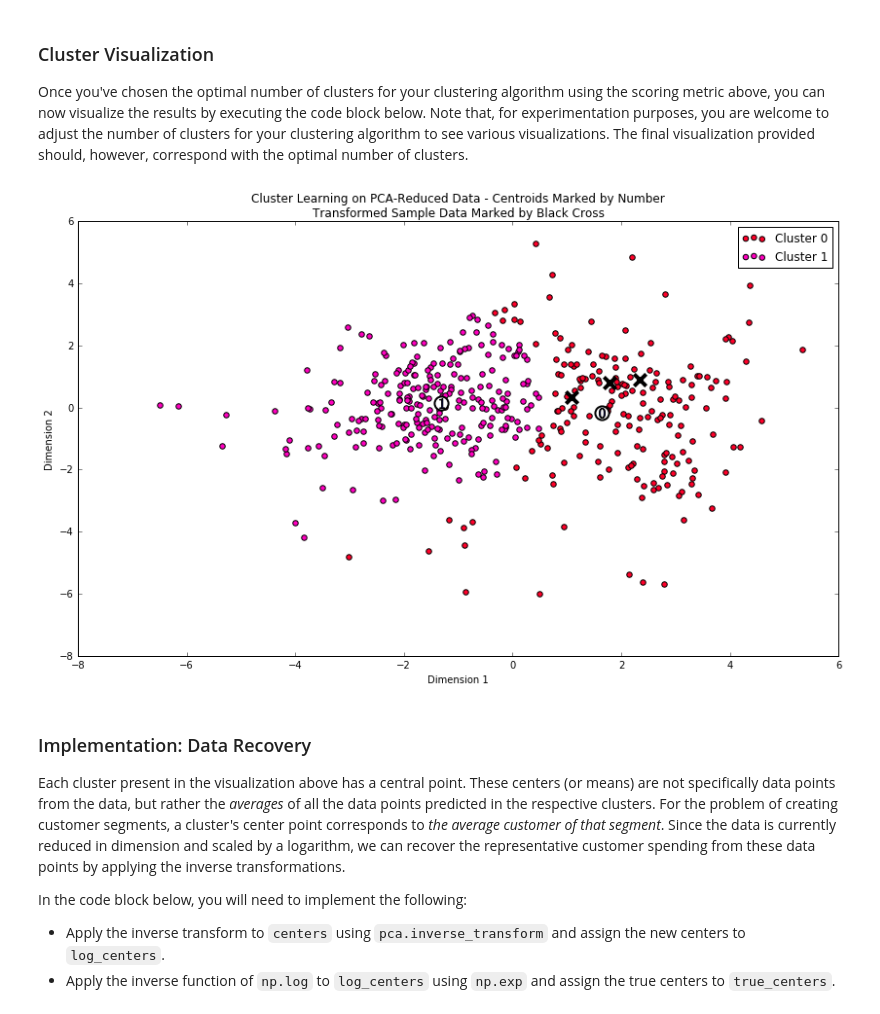
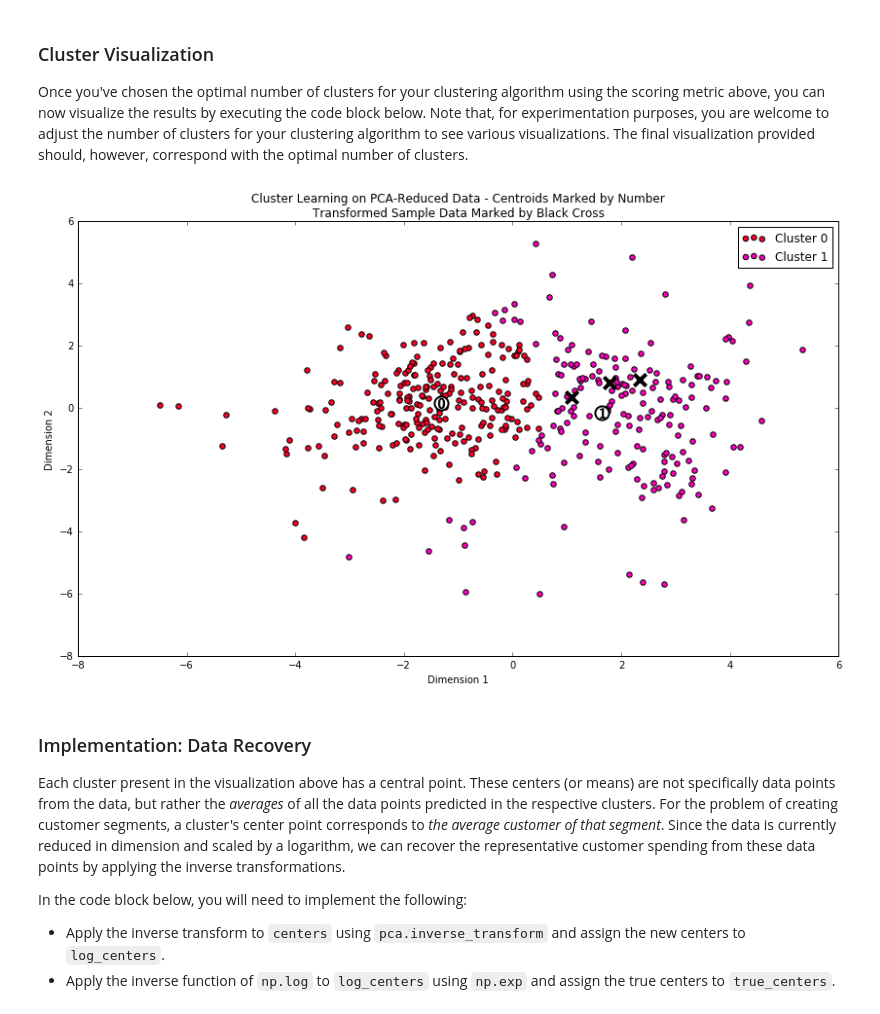
Before and after one commit to JackCristofoletti/Udacity-Projects, a Jupyter notebook: customer_segments/customer_segments.ipynb, the cells around one changed output. Cells and saved outputs as stored; diff of their text form; code cells hidden in the pictures.

```diff
--- a/customer_segments/customer_segments.ipynb
+++ b/customer_segments/customer_segments.ipynb
@@ -491,11 +497,16 @@ Two clusters gives the best silhouette score.
 # %% [markdown]
 ### Cluster Visualization
 Once you've chosen the optimal number of clusters for your clustering algorithm using the scoring metric above, you can now visualize the results by executing the code block below. Note that, for experimentation purposes, you are welcome to adjust the number of clusters for your clustering algorithm to see various visualizations. The final visualization provided should, however, correspond with the optimal number of clusters.
-# %%
-# Display the results of the clustering from implementation
-vs.cluster_results(reduced_data, preds, centers, pca_samples)
-# %% [output]
-[figure, removed]
+# %%
+gmm_clusterer = mixture.GMM(n_components=2)
+gmm_clusterer = gmm_clusterer.fit(reduced_data)
+preds = gmm_clusterer.predict(reduced_data)
+centers = gmm_clusterer.means_
+sample_preds = gmm_clusterer.predict( pca_samples )
+
+vs.cluster_results(reduced_data, preds, centers, pca_samples)
+# %% [output]
+[figure, added]
 # %% [markdown]
 ### Implementation: Data Recovery
 Each cluster present in the visualization above has a central point. These centers (or means) are not specifically data points from the data, but rather the *averages* of all the data points predicted in the respective clusters. For the problem of creating customer segments, a cluster's center point corresponds to *the average customer of that segment*. Since the data is currently reduced in dimension and scaled by a logarithm, we can recover the representative customer spending from these data points by applying the inverse transformations.
```
Also changed, not shown: parts of 9 cells of this notebook, 1 other file.
